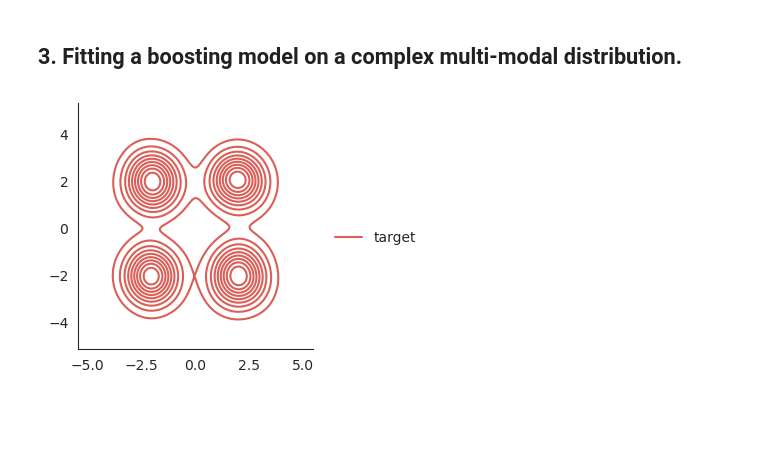
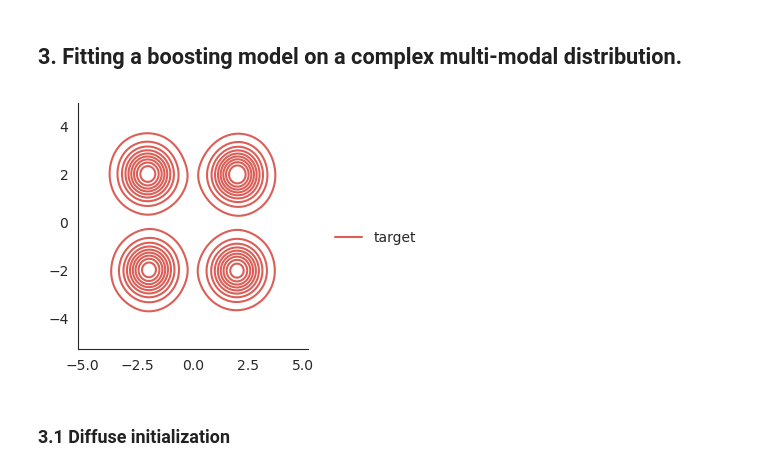
Before and after one commit to eugeneberta/mva-bml, a Jupyter notebook: ImportanceSamplingFKL.ipynb, the cells around one changed output. Cells and saved outputs as stored; diff of their text form; code cells hidden in the pictures; blank space fills up the shorter version.

```diff
--- a/ImportanceSamplingFKL.ipynb
+++ b/ImportanceSamplingFKL.ipynb
@@ -275,35 +326,37 @@ plt.ylim([-6, 6])
 # %%
 # Non trainable gaussian mixture:
 particle1 = GaussianParticle(
     loc=torch.tensor([2,2], dtype=torch.float),
-    scale_tril=0.5*torch.eye(2),
+    scale_tril=0.4*torch.eye(2),
     trainable=False
 )
 particle2 = GaussianParticle(
     loc=torch.tensor([-2,2], dtype=torch.float),
-    scale_tril=0.5*torch.eye(2),
+    scale_tril=0.4*torch.eye(2),
     trainable=False
 )
 particle3 = GaussianParticle(
     loc=torch.tensor([2,-2], dtype=torch.float),
-    scale_tril=0.5*torch.eye(2),
+    scale_tril=0.4*torch.eye(2),
     trainable=False
 )
 particle4 = GaussianParticle(
     loc=torch.tensor([-2,-2], dtype=torch.float),
-    scale_tril=0.5*torch.eye(2),
+    scale_tril=0.4*torch.eye(2),
     trainable=False
 )
 multimodal_target = GaussianMixture(particle1)
 multimodal_target.add_particle(particle2)
 multimodal_target.add_particle(particle3)
 multimodal_target.add_particle(particle4)
 
 multimodal_target.weights = torch.ones(4)/4
 
 plot_distribs({'target':multimodal_target}, nsamples=2000)
 # %% [output]
-[figure, old version]
+[figure, new version]
+# %% [markdown]
+### 3.1 Diffuse initialization
 # %%
 # Diffuse initialization:
 init = GaussianParticle(
```
Also changed, not shown: parts of 46 cells of this notebook, 1 other file.
